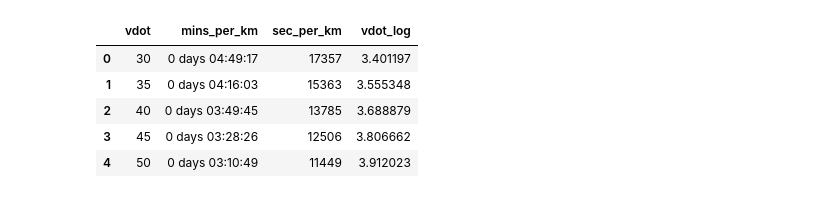
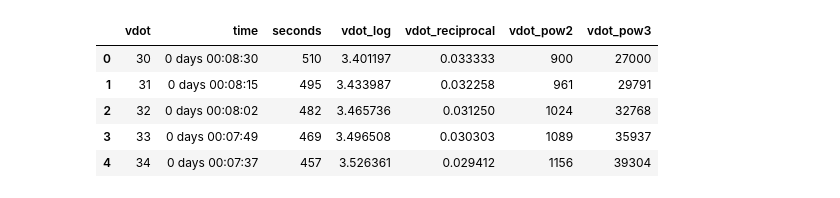
Before and after one commit to justin4480/vdot-pace, a Jupyter notebook: vdot_lr.ipynb, the cells around one changed output. Drawn from its saved outputs; the diff is of its cells as text; code cells hidden in the pictures.

Commit message:
better pace, distance, time calculations

```diff
--- a/vdot_lr.ipynb
+++ b/vdot_lr.ipynb
@@ -47,13 +16,26 @@ m_time = [[vdot, datetime.timedelta(hours=h, minutes=m, seconds=s)] for vdot, h,
+# %%
+# marathon
+t = [4,49,17,4,41,57,4,34,59,4,28,22,4,22,3,4,16,3,4,10,19,4,4,50,3,59,35,
+     3,54,34,3,49,45,3,45,9,3,40,43,3,36,28,3,32,23,3,28,26,3,24,39,3,21,0,
+     3,17,29,3,14,6,3,10,49,3,7,39,3,4,36,3,1,39,2,58,47,2,56,1,2,53,20,2,50,45,
+     2,48,14,2,45,47,2,43,25,2,41,8,2,38,54,2,36,44,2,34,38,2,32,35,2,30,36,
+     2,28,40,2,26,47,2,24,57,2,23,10,2,21,26,2,19,44,2,18,5,2,16,29,2,14,55,
+     2,13,23,2,11,54,2,10,27,2,9,2,2,7,38,2,6,17,2,4,57,2,3,40,2,2,24,2,1,10]
+t_tuple = [(i, *t) for i, t in enumerate(zip(t[0::3], t[1::3], t[2::3]), start=30)]
+data = [[vdot, datetime.timedelta(hours=h, minutes=m, seconds=s)] for vdot, h, m, s in t_tuple]
 # %%
-df = pd.DataFrame(data=m_time, columns=['vdot', 'mins_per_km'])
+df = pd.DataFrame(data=data, columns=['vdot', 'time'])
 
-df['sec_per_km'] = df['mins_per_km'].apply(lambda x: int(x.total_seconds()))
-df['vdot_log'] = np.log(df['vdot'])
+df['seconds'] = df['time'].apply(lambda x: int(x.total_seconds()))
+df['vdot_log'] = np.log(df.vdot)
+df['vdot_reciprocal'] = 1/df.vdot
+df['vdot_pow2'] = df.vdot ** 2
+df['vdot_pow3'] = df.vdot ** 3
 df.head()
 # %% [output]
-|  | vdot | mins_per_km | sec_per_km | vdot_log |
-| 0 | 30 | 0 days 04:49:17 | 17357 | 3.401197 |
-| 1 | 35 | 0 days 04:16:03 | 15363 | 3.555348 |
-| 2 | 40 | 0 days 03:49:45 | 13785 | 3.688879 |
-| 3 | 45 | 0 days 03:28:26 | 12506 | 3.806662 |
-| 4 | 50 | 0 days 03:10:49 | 11449 | 3.912023 |
+|  | vdot | time | seconds | vdot_log | vdot_reciprocal | vdot_pow2 | vdot_pow3 |
+| 0 | 30 | 0 days 00:08:30 | 510 | 3.401197 | 0.033333 | 900 | 27000 |
+| 1 | 31 | 0 days 00:08:15 | 495 | 3.433987 | 0.032258 | 961 | 29791 |
+| 2 | 32 | 0 days 00:08:02 | 482 | 3.465736 | 0.031250 | 1024 | 32768 |
+| 3 | 33 | 0 days 00:07:49 | 469 | 3.496508 | 0.030303 | 1089 | 35937 |
+| 4 | 34 | 0 days 00:07:37 | 457 | 3.526361 | 0.029412 | 1156 | 39304 |
```
Also changed, not shown: parts of 15 cells of this notebook, 1 other file.
